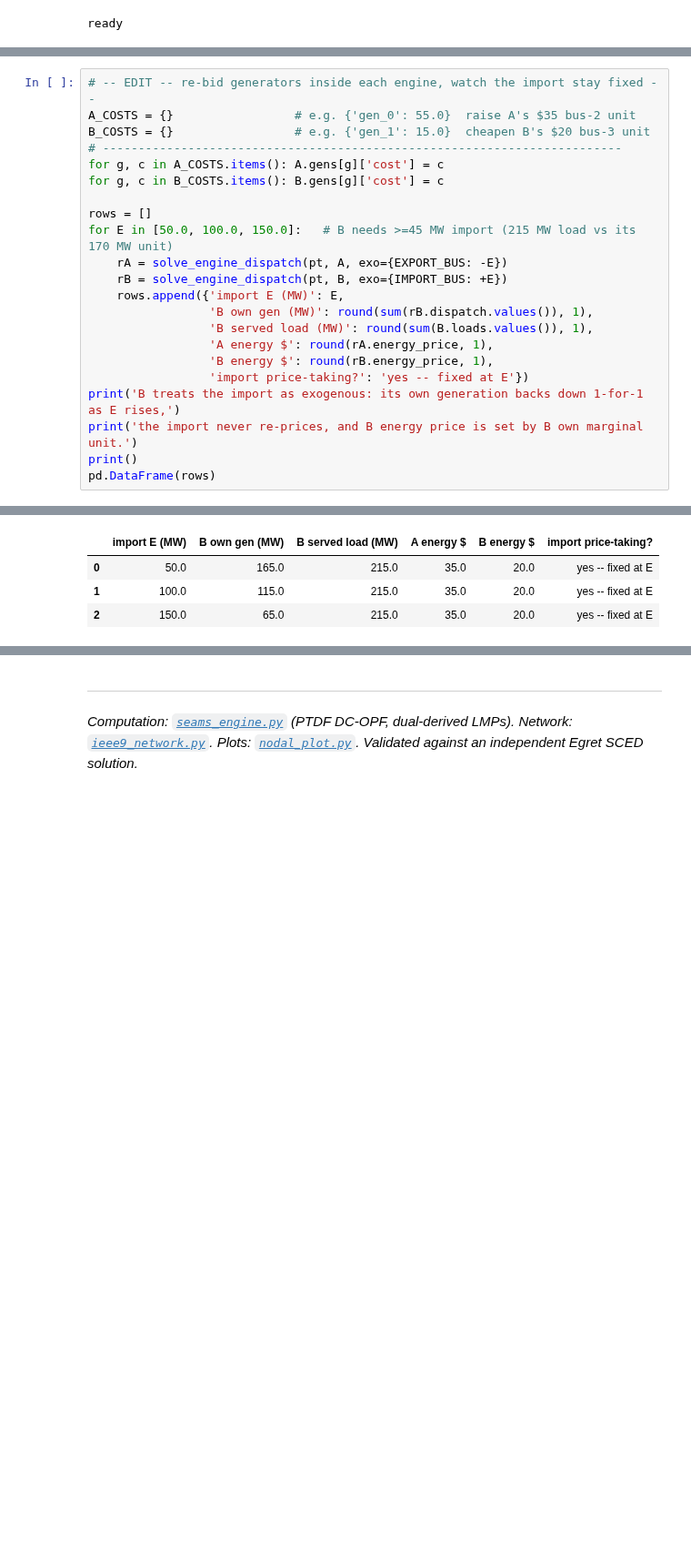
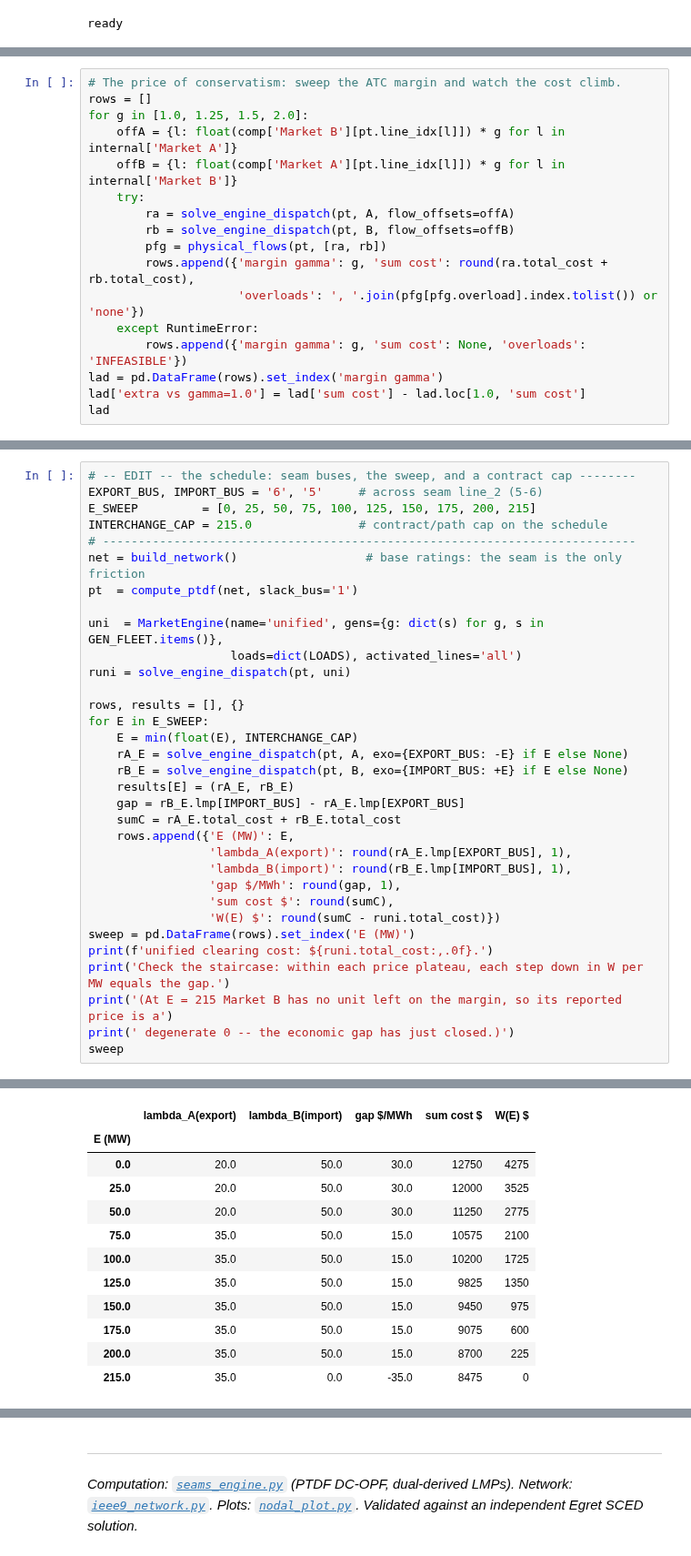
Before and after one commit to pdockery/wscc9-illustrative-model, a Jupyter notebook: seams_examples.ipynb, the cells around one changed output, grey strips where cells are left out. Shown at 91% size. Saved outputs shown, nothing was run; the diff lists cells and outputs as text; blank space fills up the shorter version.

```diff
--- a/seams_examples.ipynb
+++ b/seams_examples.ipynb
@@ -705,0 +882,17 @@ so nothing reconciles the two dispatches before the wire does.
+# %%
+# The price of conservatism: sweep the ATC margin and watch the cost climb.
+rows = []
+for g in [1.0, 1.25, 1.5, 2.0]:
+    offA = {l: float(comp['Market B'][pt.line_idx[l]]) * g for l in internal['Market A']}
+    offB = {l: float(comp['Market A'][pt.line_idx[l]]) * g for l in internal['Market B']}
+    try:
+        ra = solve_engine_dispatch(pt, A, flow_offsets=offA)
+        rb = solve_engine_dispatch(pt, B, flow_offsets=offB)
+        pfg = physical_flows(pt, [ra, rb])
+        rows.append({'margin gamma': g, 'sum cost': round(ra.total_cost + rb.total_cost),
+                     'overloads': ', '.join(pfg[pfg.overload].index.tolist()) or 'none'})
+    except RuntimeError:
+        rows.append({'margin gamma': g, 'sum cost': None, 'overloads': 'INFEASIBLE'})
+lad = pd.DataFrame(rows).set_index('margin gamma')
+lad['extra vs gamma=1.0'] = lad['sum cost'] - lad.loc[1.0, 'sum cost']
+lad
@@ -750,23 +976,34 @@ a megawatt sold by A and bought by B settles on both sides of this gap — the t
 # %%
-# -- EDIT -- re-bid generators inside each engine, watch the import stay fixed --
-A_COSTS = {}                 # e.g. {'gen_0': 55.0}  raise A's $35 bus-2 unit
-B_COSTS = {}                 # e.g. {'gen_1': 15.0}  cheapen B's $20 bus-3 unit
-# -------------------------------------------------------------------------
-for g, c in A_COSTS.items(): A.gens[g]['cost'] = c
-for g, c in B_COSTS.items(): B.gens[g]['cost'] = c
+# -- EDIT -- the schedule: seam buses, the sweep, and a contract cap --------
+EXPORT_BUS, IMPORT_BUS = '6', '5'     # across seam line_2 (5-6)
+E_SWEEP         = [0, 25, 50, 75, 100, 125, 150, 175, 200, 215]
+INTERCHANGE_CAP = 215.0               # contract/path cap on the schedule
+# ---------------------------------------------------------------------------
+net = build_network()                  # base ratings: the seam is the only friction
+pt  = compute_ptdf(net, slack_bus='1')
 
-rows = []
-for E in [50.0, 100.0, 150.0]:   # B needs >=45 MW import (215 MW load vs its 170 MW unit)
-    rA = solve_engine_dispatch(pt, A, exo={EXPORT_BUS: -E})
-    rB = solve_engine_dispatch(pt, B, exo={IMPORT_BUS: +E})
-    rows.append({'import E (MW)': E,
-                 'B own gen (MW)': round(sum(rB.dispatch.values()), 1),
-                 'B served load (MW)': round(sum(B.loads.values()), 1),
-                 'A energy $': round(rA.energy_price, 1),
-                 'B energy $': round(rB.energy_price, 1),
-                 'import price-taking?': 'yes -- fixed at E'})
-print('B treats the import as exogenous: its own generation backs down 1-for-1 as E rises,')
-print('the import never re-prices, and B energy price is set by B own marginal unit.')
-print()
-pd.DataFrame(rows)
+uni  = MarketEngine(name='unified', gens={g: dict(s) for g, s in GEN_FLEET.items()},
+                    loads=dict(LOADS), activated_lines='all')
+runi = solve_engine_dispatch(pt, uni)
+
+rows, results = [], {}
+for E in E_SWEEP:
+    E = min(float(E), INTERCHANGE_CAP)
+    rA_E = solve_engine_dispatch(pt, A, exo={EXPORT_BUS: -E} if E else None)
+    rB_E = solve_engine_dispatch(pt, B, exo={IMPORT_BUS: +E} if E else None)
+    results[E] = (rA_E, rB_E)
+    gap = rB_E.lmp[IMPORT_BUS] - rA_E.lmp[EXPORT_BUS]
+    sumC = rA_E.total_cost + rB_E.total_cost
+    rows.append({'E (MW)': E,
+                 'lambda_A(export)': round(rA_E.lmp[EXPORT_BUS], 1),
+                 'lambda_B(import)': round(rB_E.lmp[IMPORT_BUS], 1),
+                 'gap $/MWh': round(gap, 1),
+                 'sum cost $': round(sumC),
+                 'W(E) $': round(sumC - runi.total_cost)})
+sweep = pd.DataFrame(rows).set_index('E (MW)')
+print(f'unified clearing cost: ${runi.total_cost:,.0f}.')
+print('Check the staircase: within each price plateau, each step down in W per MW equals the gap.')
+print('(At E = 215 Market B has no unit left on the margin, so its reported price is a')
+print(' degenerate 0 -- the economic gap has just closed.)')
+sweep
 # %% [output]
@@ -775,5 +1015,13 @@ the import never re-prices, and B energy price is set by B own marginal unit.
-|  | import E (MW) | B own gen (MW) | B served load (MW) | A energy $ | B energy $ | import price-taking? |
-| 0 | 50.0 | 165.0 | 215.0 | 35.0 | 20.0 | yes -- fixed at E |
-| 1 | 100.0 | 115.0 | 215.0 | 35.0 | 20.0 | yes -- fixed at E |
-| 2 | 150.0 | 65.0 | 215.0 | 35.0 | 20.0 | yes -- fixed at E |
+|  | lambda_A(export) | lambda_B(import) | gap $/MWh | sum cost $ | W(E) $ |
+| E (MW) |  |  |  |  |  |
+| 0.0 | 20.0 | 50.0 | 30.0 | 12750 | 4275 |
+| 25.0 | 20.0 | 50.0 | 30.0 | 12000 | 3525 |
+| 50.0 | 20.0 | 50.0 | 30.0 | 11250 | 2775 |
+| 75.0 | 35.0 | 50.0 | 15.0 | 10575 | 2100 |
+| 100.0 | 35.0 | 50.0 | 15.0 | 10200 | 1725 |
+| 125.0 | 35.0 | 50.0 | 15.0 | 9825 | 1350 |
+| 150.0 | 35.0 | 50.0 | 15.0 | 9450 | 975 |
+| 175.0 | 35.0 | 50.0 | 15.0 | 9075 | 600 |
+| 200.0 | 35.0 | 50.0 | 15.0 | 8700 | 225 |
+| 215.0 | 35.0 | 0.0 | -35.0 | 8475 | 0 |
 # %%
```
Also changed, not shown: parts of 45 cells of this notebook, 2 other files.
